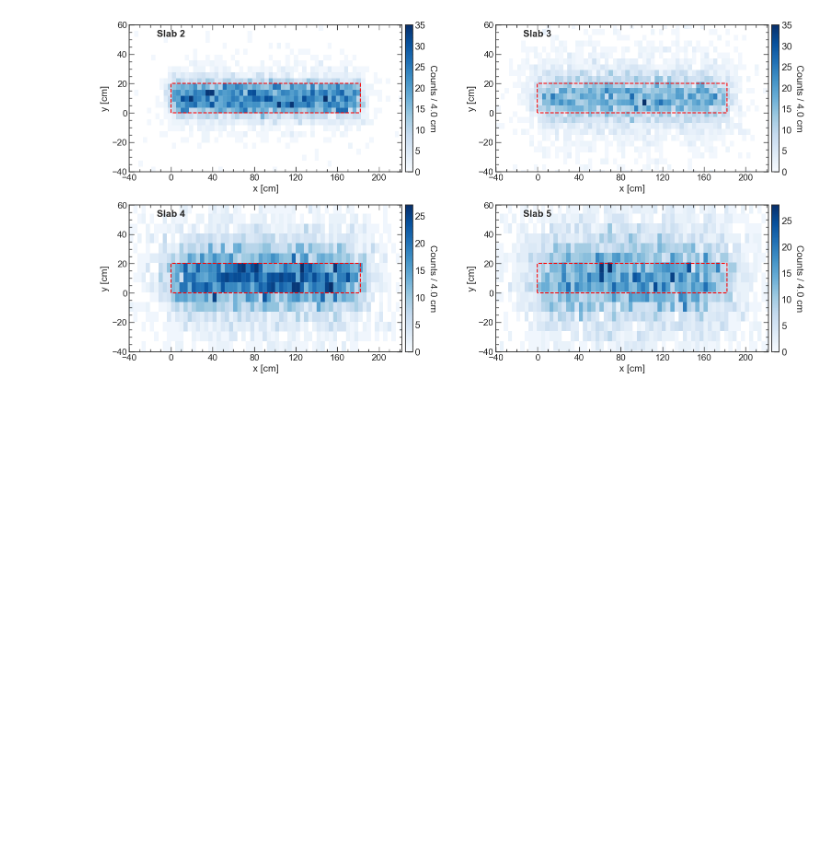
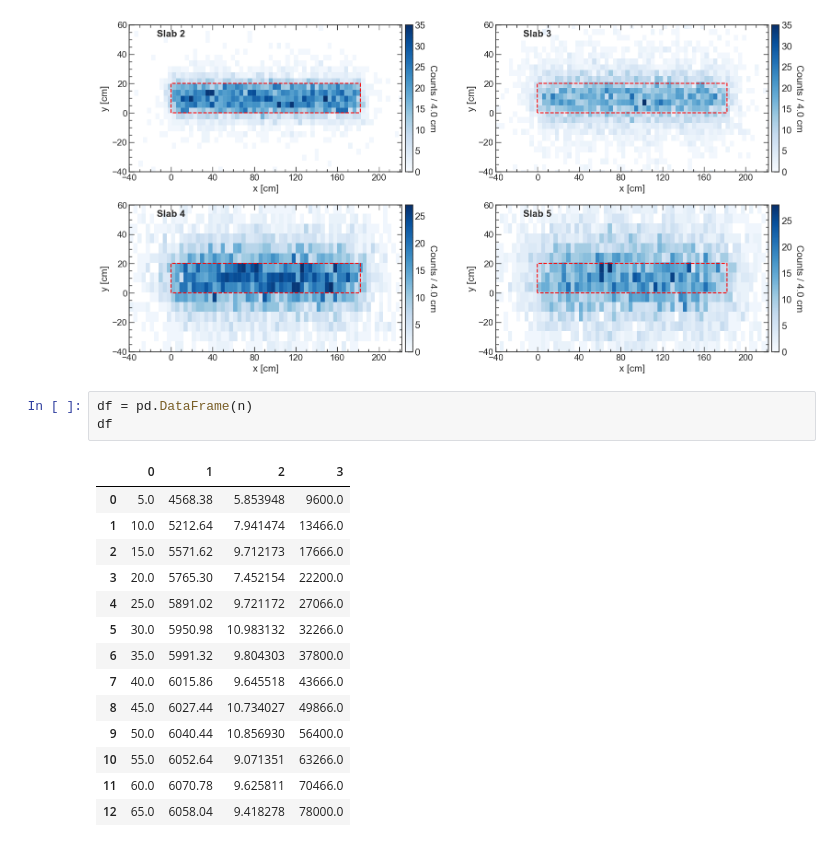
Before and after one commit to flycloud2010/MuonLifetime_lab, a Jupyter notebook: montecarlo/MC_slabs.ipynb, the cells around one changed output. Drawn from its saved outputs; the diff is of its cells as text; blank space fills up the shorter version.

```diff
--- a/montecarlo/MC_slabs.ipynb
+++ b/montecarlo/MC_slabs.ipynb
@@ -702,3 +729,21 @@ fig.savefig("plots/3d_projection.png", dpi = 400)
 plt.show()
 # %% [output]
 [figure]
+# %%
+df = pd.DataFrame(n)
+df
+# %% [output]
+|  | 0 | 1 | 2 | 3 |
+| 0 | 5.0 | 4568.38 | 5.853948 | 9600.0 |
+| 1 | 10.0 | 5212.64 | 7.941474 | 13466.0 |
+| 2 | 15.0 | 5571.62 | 9.712173 | 17666.0 |
+| 3 | 20.0 | 5765.30 | 7.452154 | 22200.0 |
+| 4 | 25.0 | 5891.02 | 9.721172 | 27066.0 |
+| 5 | 30.0 | 5950.98 | 10.983132 | 32266.0 |
+| 6 | 35.0 | 5991.32 | 9.804303 | 37800.0 |
+| 7 | 40.0 | 6015.86 | 9.645518 | 43666.0 |
+| 8 | 45.0 | 6027.44 | 10.734027 | 49866.0 |
+| 9 | 50.0 | 6040.44 | 10.856930 | 56400.0 |
+| 10 | 55.0 | 6052.64 | 9.071351 | 63266.0 |
+| 11 | 60.0 | 6070.78 | 9.625811 | 70466.0 |
+| 12 | 65.0 | 6058.04 | 9.418278 | 78000.0 |
```
Also changed, not shown: parts of 9 cells of this notebook.
